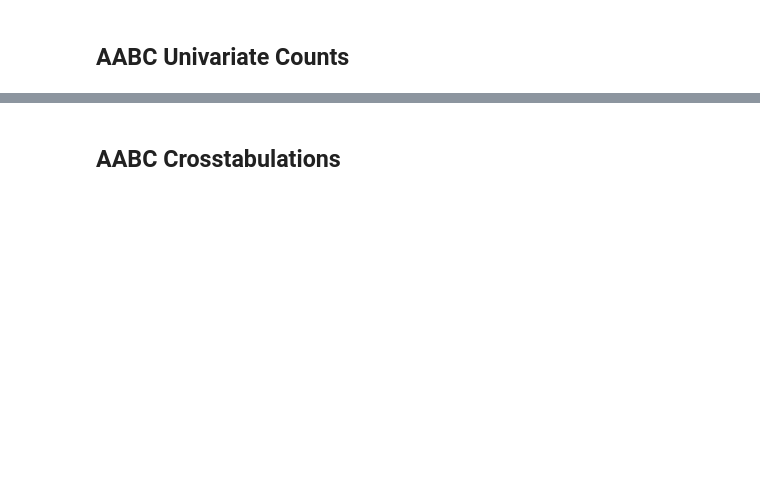
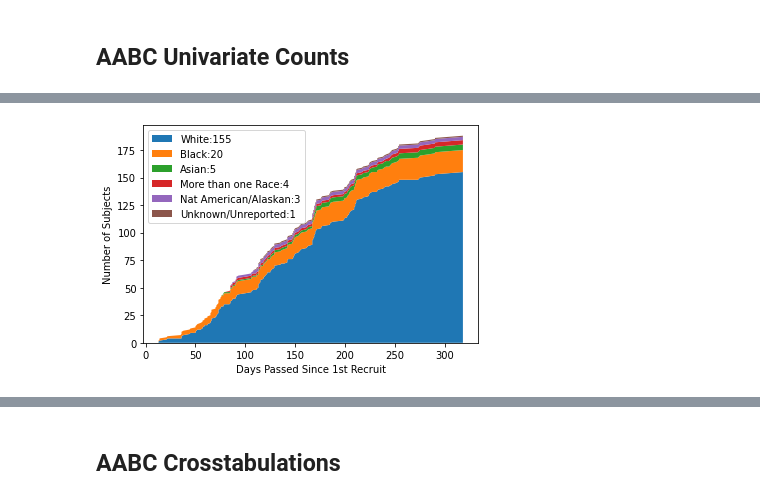
Before and after one commit to humanconnectome/AABC_Behavioral_QC, a Jupyter notebook: AABC_HCA_recruitmentstats.ipynb, the cells around one changed output, grey strips where cells are left out. Cells and saved outputs as stored; diff of their text form; code cells hidden in the pictures; blank space fills up the shorter version.

Commit message:
fix race label

```diff
--- a/AABC_HCA_recruitmentstats.ipynb
+++ b/AABC_HCA_recruitmentstats.ipynb
@@ -77,8 +81,8 @@ forplot['blacksum']=pd.to_numeric(S2.race_3, errors='coerce').cumsum()
 forplot['asiansum']=pd.to_numeric(S2.race_2, errors='coerce').cumsum()
 forplot['natamersum']=pd.to_numeric(S2.race_1, errors='coerce').cumsum()
 forplot['moret1sum']=pd.to_numeric(S2.race_6, errors='coerce').cumsum()
-#forplot['nasum']=pd.to_numeric(S2.race_7, errors='coerce').cumsum()
-forplot['Race']=forplot.racial.replace({'1':'Nat Amer/Alaskan','2':'Asian','3':'Black','4':'Nat Hawaiian/PI','5':'White','6':'More than one','7':'Unknown'})
+forplot['nasum']=pd.to_numeric(S2.race_99, errors='coerce').cumsum()
+forplot['Race']=forplot.racial.replace({'1':'Nat Amer/Alaskan','2':'Asian','3':'Black','4':'Nat Hawaiian/PI','5':'White','6':'More than one','99':'Unknown'})
 
 #thnicity
 S3=pd.get_dummies(forplot.ethnic, prefix='ethnicity')
@@ -138,21 +146,23 @@ plt.ylabel('Number of Subjects')
 # %%
 #BY RACE
 x=list(forplot.dayspassed) #range(1,6)
 y1=list(forplot.whitesum) #[1,4,6,8,9]
 y2=list(forplot.blacksum)#[2,2,7,10,12]
 y3=list(forplot.asiansum)
 y4=list(forplot.moret1sum)
 #y5=list(forplot.natpacsum)
 y6=list(forplot['natamersum'])
-#y7=list(forplot['nasum'])
+y7=list(forplot['nasum'])
 
 
 
 # Basic stacked area chart.
-plt.stackplot(x,y1,y2,y3,y4,y6,labels=['White:'+str(max(y1)),'Black:'+str(max(y2)),'Asian:'+str(max(y3)),'More than one Race:'+str(max(y4)),'Nat Hawiaan/PI:'+str(max(y5)),'Nat American/Alaskan:'+str(max(y6))])
+plt.stackplot(x,y1,y2,y3,y4,y6,y7,labels=['White:'+str(max(y1)),'Black:'+str(max(y2)),'Asian:'+str(max(y3)),'More than one Race:'+str(max(y4)),'Nat American/Alaskan:'+str(max(y6)),'Unknown/Unreported:'+str(max(y7))])
 plt.legend(loc='upper left')
 plt.xlabel('Days Passed Since 1st Recruit')
-plt.ylabel('Number of Subjects')
+plt.ylabel('Number of Subjects');
+# %% [output]
+[figure, added]
 # %%
 #BY ETHNICITY
 x=list(forplot.dayspassed) #range(1,6)
```
Also changed, not shown: parts of 20 cells of this notebook.
